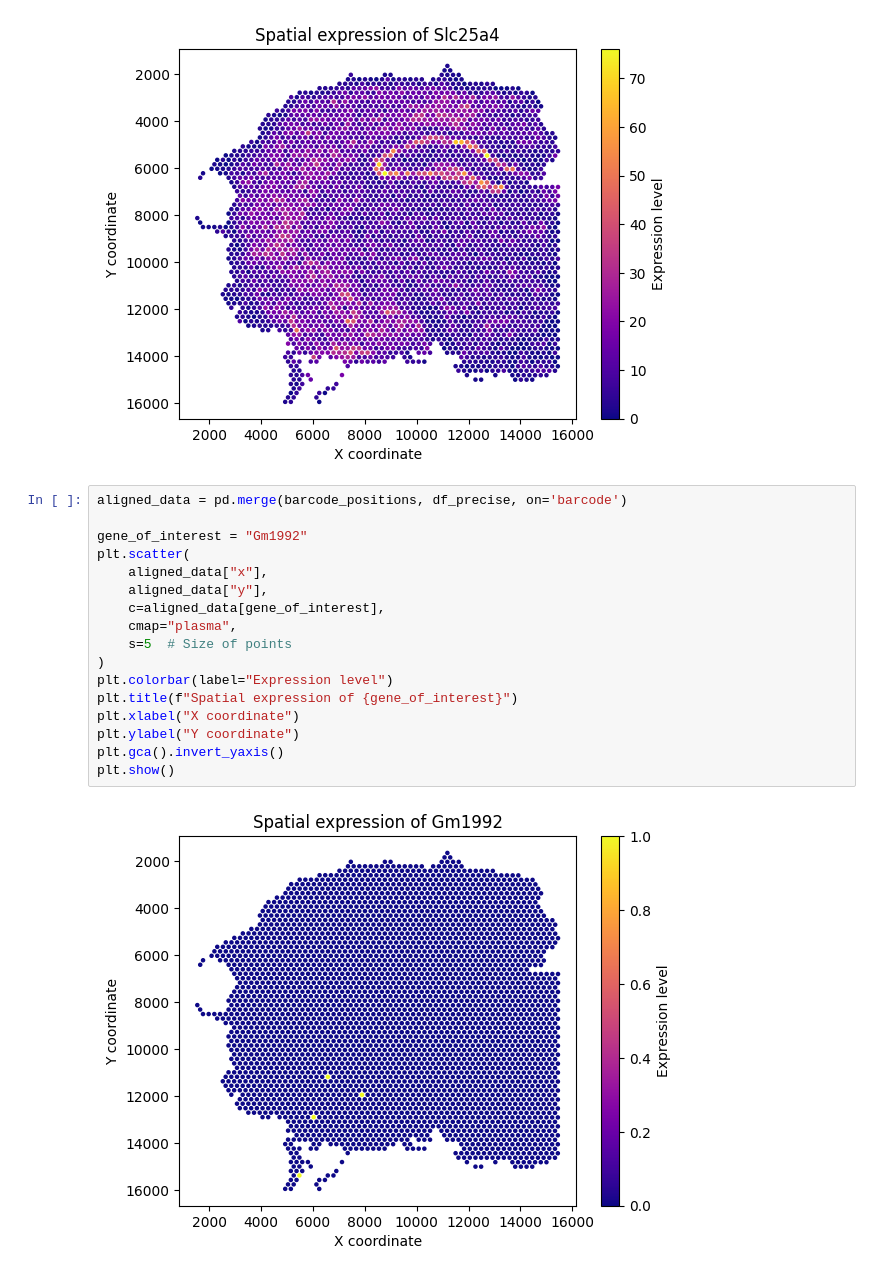
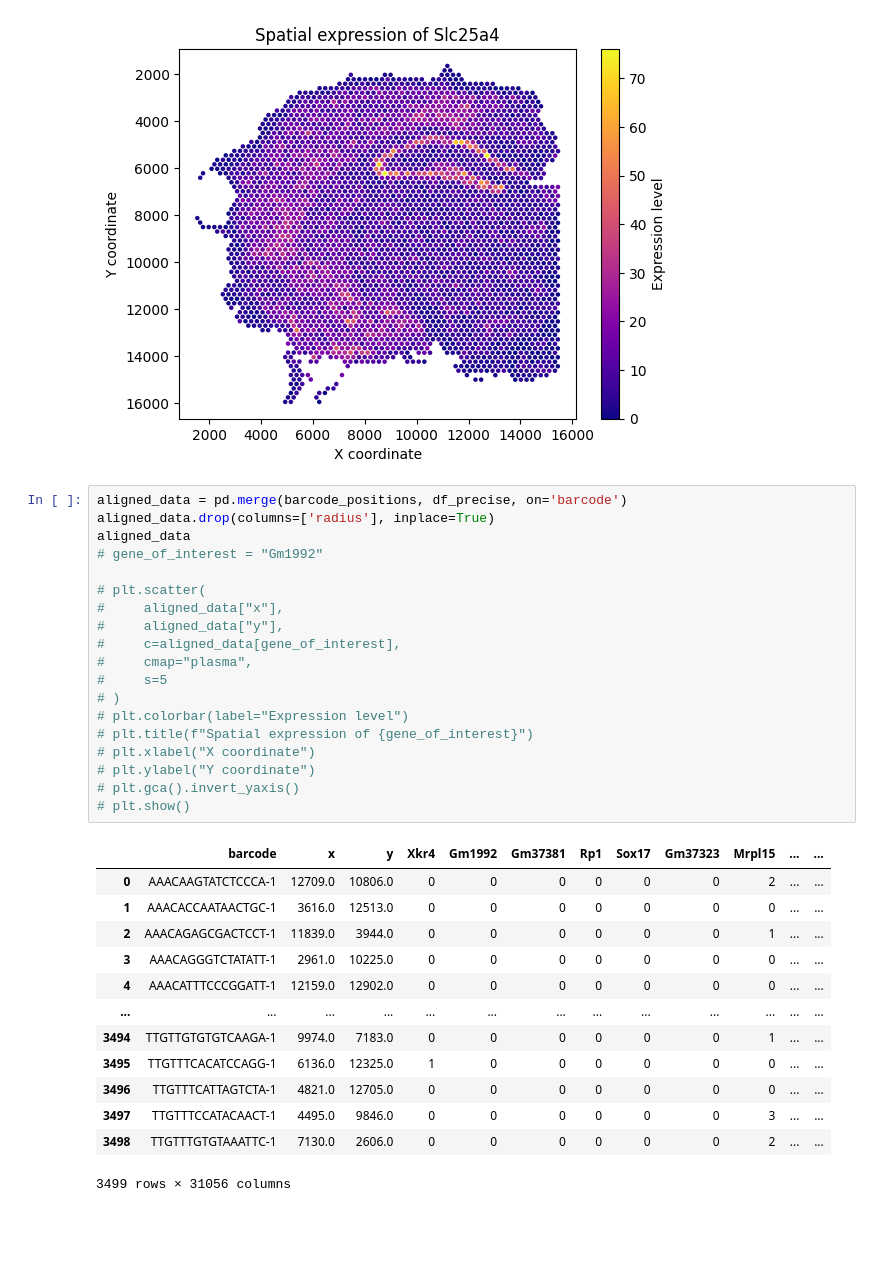
Before and after one commit to ScheWann/A-Part-to-Whole-Circular-Cell-Explorer, a Jupyter notebook: RedesignChallenge/Python/process.ipynb, the cells around one changed output. Drawn from its saved outputs; the diff is of its cells as text; blank space fills up the shorter version.

```diff
--- a/RedesignChallenge/Python/process.ipynb
+++ b/RedesignChallenge/Python/process.ipynb
@@ -656,20 +651,34 @@ plt.show()
 [figure]
 # %%
 aligned_data = pd.merge(barcode_positions, df_precise, on='barcode')
+aligned_data.drop(columns=['radius'], inplace=True)
+aligned_data
+# gene_of_interest = "Gm1992"
 
-gene_of_interest = "Gm1992"
-plt.scatter(
-    aligned_data["x"],
-    aligned_data["y"],
-    c=aligned_data[gene_of_interest],
-    cmap="plasma",
-    s=5  # Size of points
-)
-plt.colorbar(label="Expression level")
-plt.title(f"Spatial expression of {gene_of_interest}")
-plt.xlabel("X coordinate")
-plt.ylabel("Y coordinate")
-plt.gca().invert_yaxis()
-plt.show()
+# plt.scatter(
+#     aligned_data["x"],
+#     aligned_data["y"],
+#     c=aligned_data[gene_of_interest],
+#     cmap="plasma",
+#     s=5
+# )
+# plt.colorbar(label="Expression level")
+# plt.title(f"Spatial expression of {gene_of_interest}")
+# plt.xlabel("X coordinate")
+# plt.ylabel("Y coordinate")
+# plt.gca().invert_yaxis()
+# plt.show()
 # %% [output]
-[figure, removed]
+|  | barcode | x | y | Xkr4 | Gm1992 | Gm37381 | Rp1 | Sox17 | Gm37323 | Mrpl15 | ... | ... |
+| 0 | AAACAAGTATCTCCCA-1 | 12709.0 | 10806.0 | 0 | 0 | 0 | 0 | 0 | 0 | 2 | ... | ... |
+| 1 | AAACACCAATAACTGC-1 | 3616.0 | 12513.0 | 0 | 0 | 0 | 0 | 0 | 0 | 0 | ... | ... |
+| 2 | AAACAGAGCGACTCCT-1 | 11839.0 | 3944.0 | 0 | 0 | 0 | 0 | 0 | 0 | 1 | ... | ... |
+| 3 | AAACAGGGTCTATATT-1 | 2961.0 | 10225.0 | 0 | 0 | 0 | 0 | 0 | 0 | 0 | ... | ... |
+| 4 | AAACATTTCCCGGATT-1 | 12159.0 | 12902.0 | 0 | 0 | 0 | 0 | 0 | 0 | 0 | ... | ... |
+| ... | ... | ... | ... | ... | ... | ... | ... | ... | ... | ... | ... | ... |
+| 3494 | TTGTTGTGTGTCAAGA-1 | 9974.0 | 7183.0 | 0 | 0 | 0 | 0 | 0 | 0 | 1 | ... | ... |
+| 3495 | TTGTTTCACATCCAGG-1 | 6136.0 | 12325.0 | 1 | 0 | 0 | 0 | 0 | 0 | 0 | ... | ... |
+| 3496 | TTGTTTCATTAGTCTA-1 | 4821.0 | 12705.0 | 0 | 0 | 0 | 0 | 0 | 0 | 0 | ... | ... |
+| 3497 | TTGTTTCCATACAACT-1 | 4495.0 | 9846.0 | 0 | 0 | 0 | 0 | 0 | 0 | 3 | ... | ... |
+| 3498 | TTGTTTGTGTAAATTC-1 | 7130.0 | 2606.0 | 0 | 0 | 0 | 0 | 0 | 0 | 2 | ... | ... |
+3499 rows × 31056 columns
```
Also changed, not shown: parts of 8 cells of this notebook, 2 other files.
